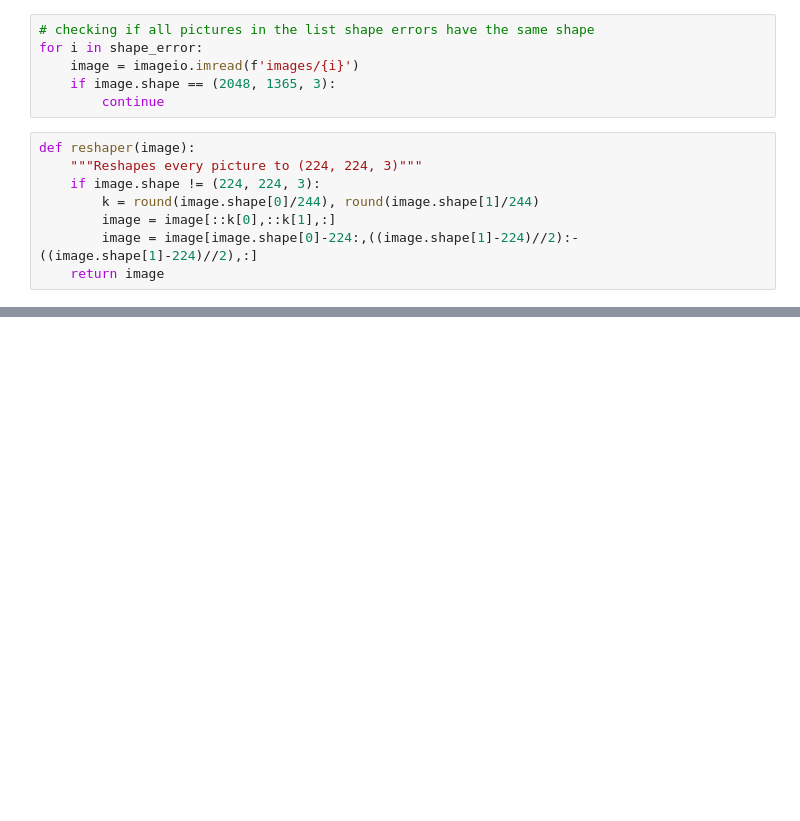
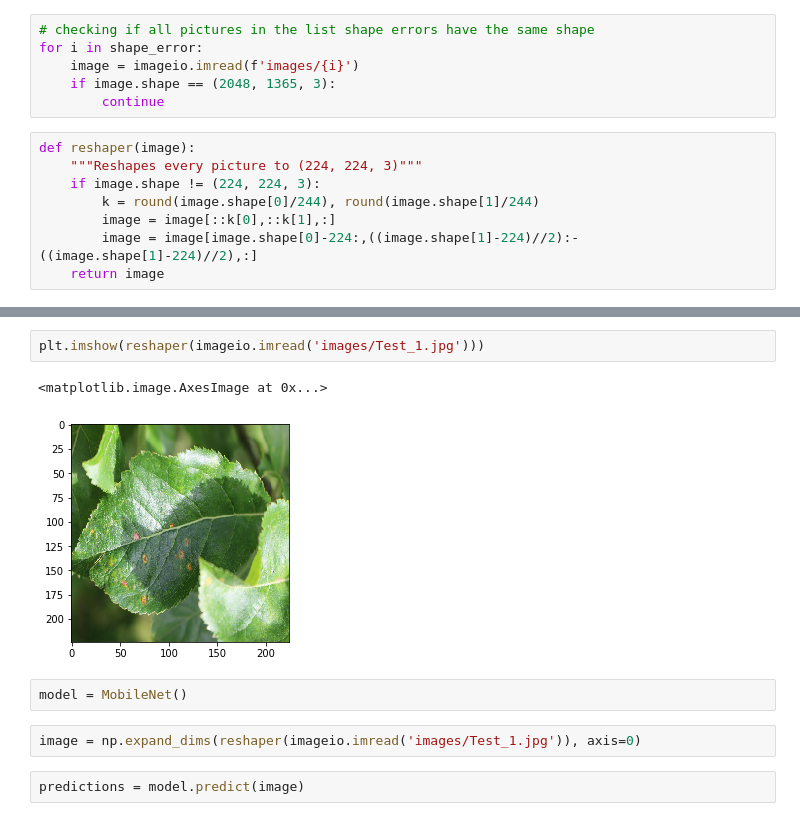
Before and after one commit to juliusschulz/plant_pathology, a Jupyter notebook: Untitled1.ipynb, the cells around one changed output, grey strips where cells are left out. Drawn from its saved outputs; the diff is of its cells as text; blank space fills up the shorter version.

```diff
--- a/Untitled1.ipynb
+++ b/Untitled1.ipynb
@@ -62,0 +88,11 @@ def reshaper(image):
+# %%
+plt.imshow(reshaper(imageio.imread('images/Test_1.jpg')))
+# %% [output]
+<matplotlib.image.AxesImage at 0x...>
+[figure, added]
+# %%
+model = MobileNet()
+# %%
+image = np.expand_dims(reshaper(imageio.imread('images/Test_1.jpg')), axis=0)
+# %%
+predictions = model.predict(image)
```
Also changed, not shown: parts of 11 cells of this notebook.
